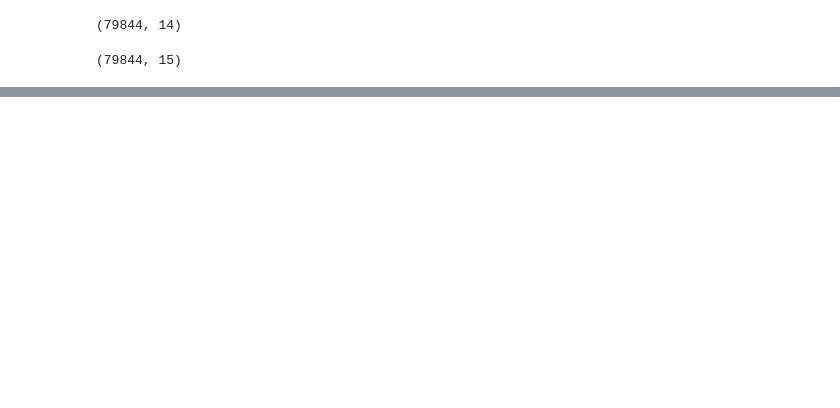
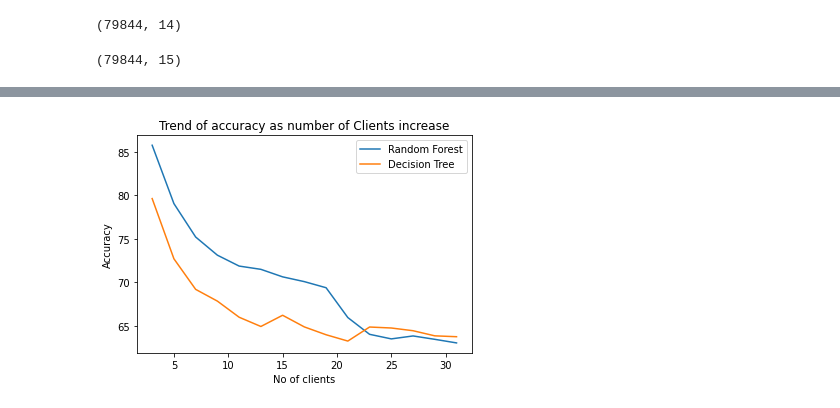
Before and after one commit to dhirajssh/Federated-Learning, a Jupyter notebook: random_forest.ipynb, the cells around one changed output, grey strips where cells are left out. Cells and saved outputs as stored; diff of their text form; code cells hidden in the pictures; blank space fills up the shorter version.

```diff
--- a/random_forest.ipynb
+++ b/random_forest.ipynb
@@ -205 +220,12 @@ def create_local_models(c):
   return m
+# %%
+n = [3, 5, 7, 9, 11, 13, 15, 17, 19, 21, 23, 25, 27, 29, 31]
+acc_decision_trees = []
+
+for i in n:
+  clients = create_clients(X_train, y_train, num_clients=i, initial='client')
+  models = create_local_decision_trees(clients)
+  acc_clients = test_global_model(X_test, y_test, models)
+  acc_decision_trees.append(acc_clients*100)
+
+n, acc_decision_trees
@@ -205,0 +249,10 @@ def create_local_models(c):
+# %%
+plt.plot(n, acc)
+plt.plot(n, acc_decision_trees, linestyle = '-')
+plt.xlabel('No of clients')
+plt.ylabel('Accuracy')
+plt.title('Trend of accuracy as number of Clients increase')
+plt.legend(['Random Forest', 'Decision Tree'])
+plt.show()
+# %% [output]
+[figure, added]
```
Also changed, not shown: parts of 9 cells of this notebook.
